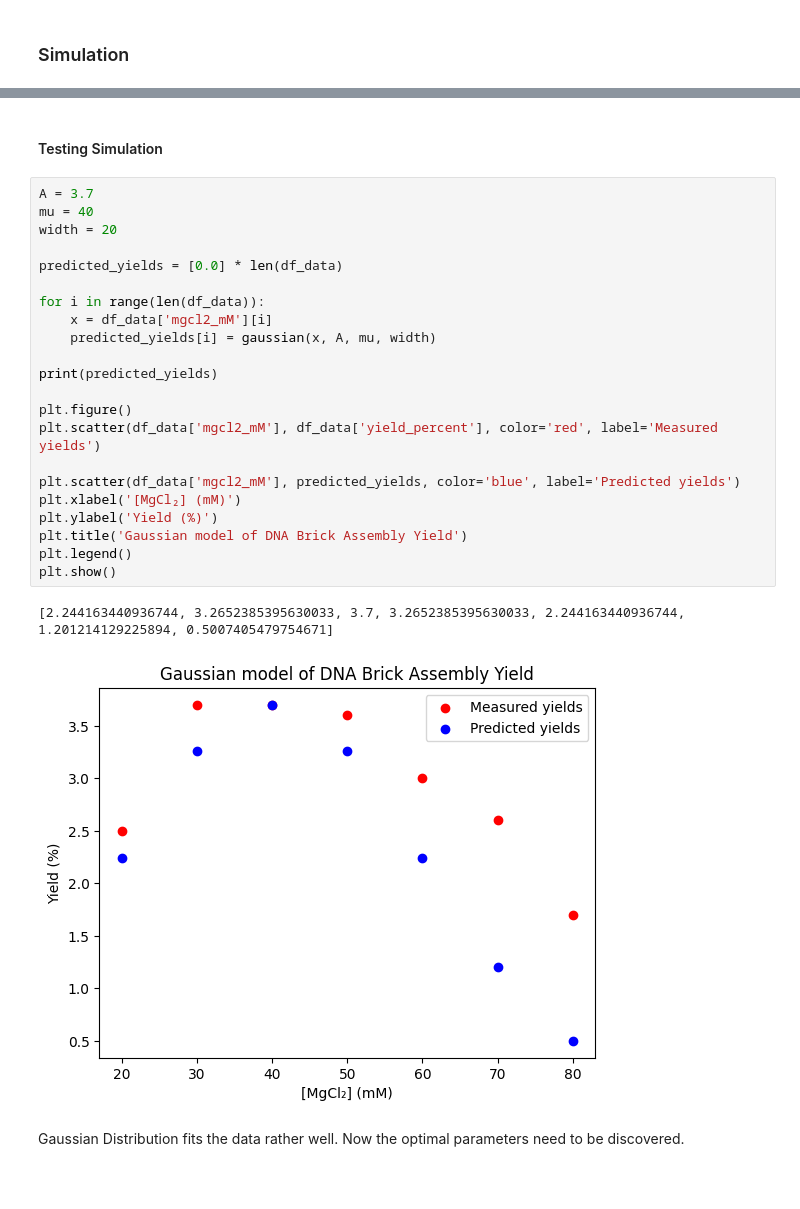
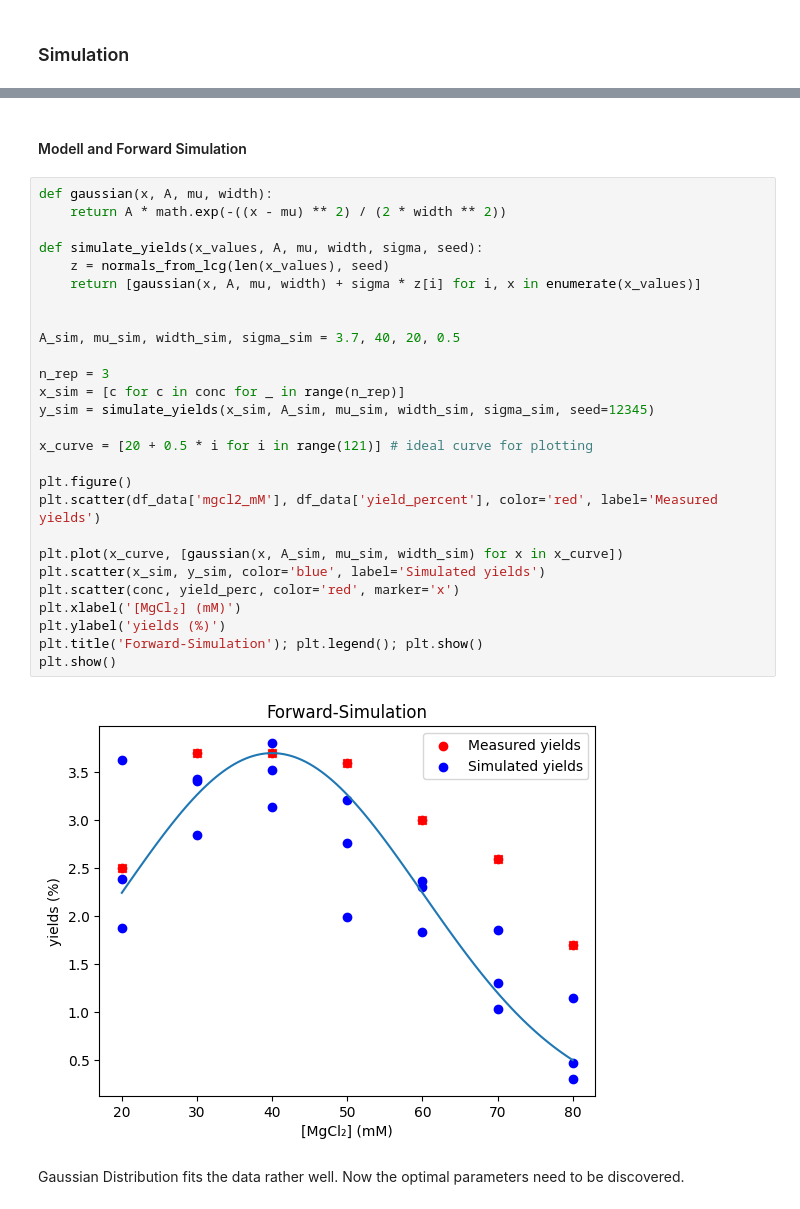
Before and after one commit to rracina/B-10_Project_DNA-Bricks, a Jupyter notebook: project_hanna.ipynb, the cells around one changed output, grey strips where cells are left out. Drawn from its saved outputs; the diff is of its cells as text; blank space fills up the shorter version.

```diff
--- a/project_hanna.ipynb
+++ b/project_hanna.ipynb
@@ -124,30 +115,34 @@ def gaussian(x, A, mu, width):
 # %% [markdown]
-#### Testing Simulation
+#### Modell and Forward Simulation
 # %%
-A = 3.7
-mu = 40
-width = 20
+def gaussian(x, A, mu, width):
+    return A * math.exp(-((x - mu) ** 2) / (2 * width ** 2))
 
-predicted_yields = [0.0] * len(df_data)
+def simulate_yields(x_values, A, mu, width, sigma, seed):
+    z = normals_from_lcg(len(x_values), seed)
+    return [gaussian(x, A, mu, width) + sigma * z[i] for i, x in enumerate(x_values)]
 
-for i in range(len(df_data)):
-    x = df_data['mgcl2_mM'][i]
-    predicted_yields[i] = gaussian(x, A, mu, width)
 
-print(predicted_yields)
+A_sim, mu_sim, width_sim, sigma_sim = 3.7, 40, 20, 0.5
+
+n_rep = 3
+x_sim = [c for c in conc for _ in range(n_rep)]
+y_sim = simulate_yields(x_sim, A_sim, mu_sim, width_sim, sigma_sim, seed=12345)
+
+x_curve = [20 + 0.5 * i for i in range(121)] # ideal curve for plotting
 
 plt.figure()
 plt.scatter(df_data['mgcl2_mM'], df_data['yield_percent'], color='red', label='Measured yields')
 
-plt.scatter(df_data['mgcl2_mM'], predicted_yields, color='blue', label='Predicted yields')
+plt.plot(x_curve, [gaussian(x, A_sim, mu_sim, width_sim) for x in x_curve])
+plt.scatter(x_sim, y_sim, color='blue', label='Simulated yields')
+plt.scatter(conc, yield_perc, color='red', marker='x')
 plt.xlabel('[MgCl₂] (mM)')
-plt.ylabel('Yield (%)')
-plt.title('Gaussian model of DNA Brick Assembly Yield')
-plt.legend()
+plt.ylabel('yields (%)')
+plt.title('Forward-Simulation'); plt.legend(); plt.show()
 plt.show()
 # %% [output]
-[2.244163440936744, 3.2652385395630033, 3.7, 3.2652385395630033, 2.244163440936744, 1.201214129225894, 0.5007405479754671]
-[figure, old version]
+[figure, new version]
 # %% [markdown]
 Gaussian Distribution fits the data rather well. Now the optimal parameters need to be discovered.
 # %% [markdown]
```
Also changed, not shown: parts of 7 cells of this notebook.
